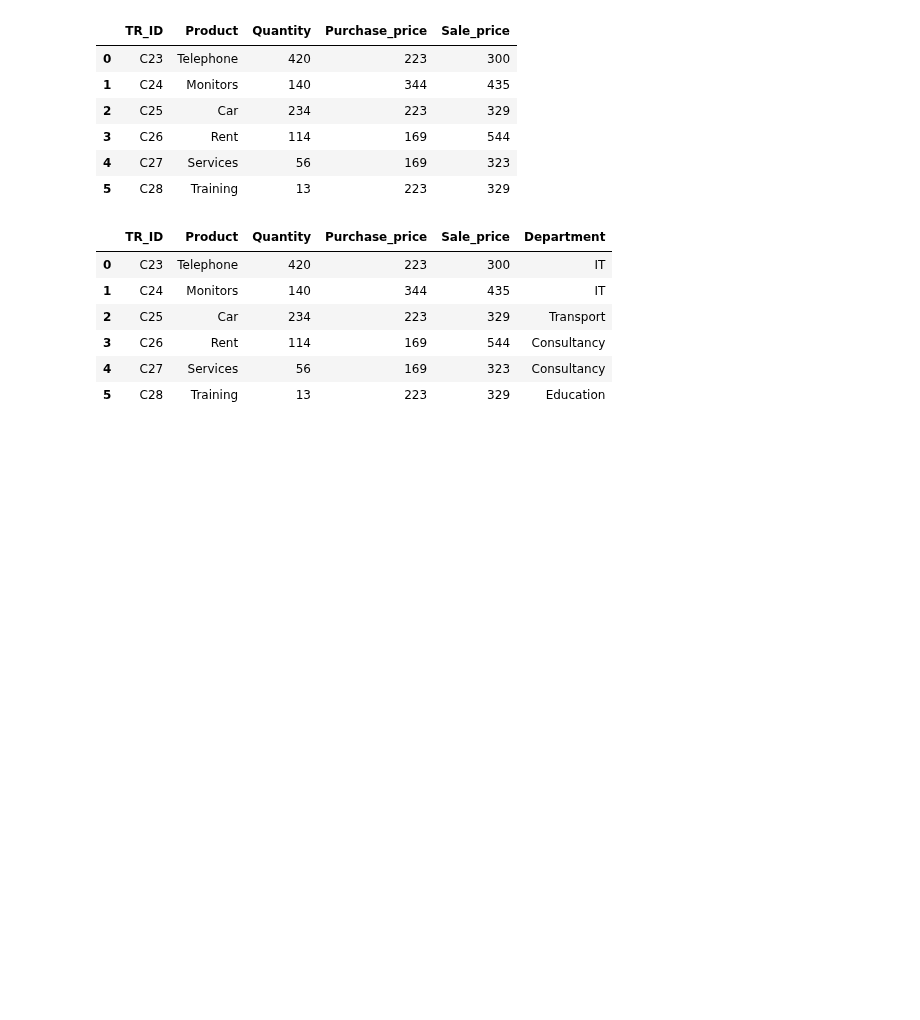
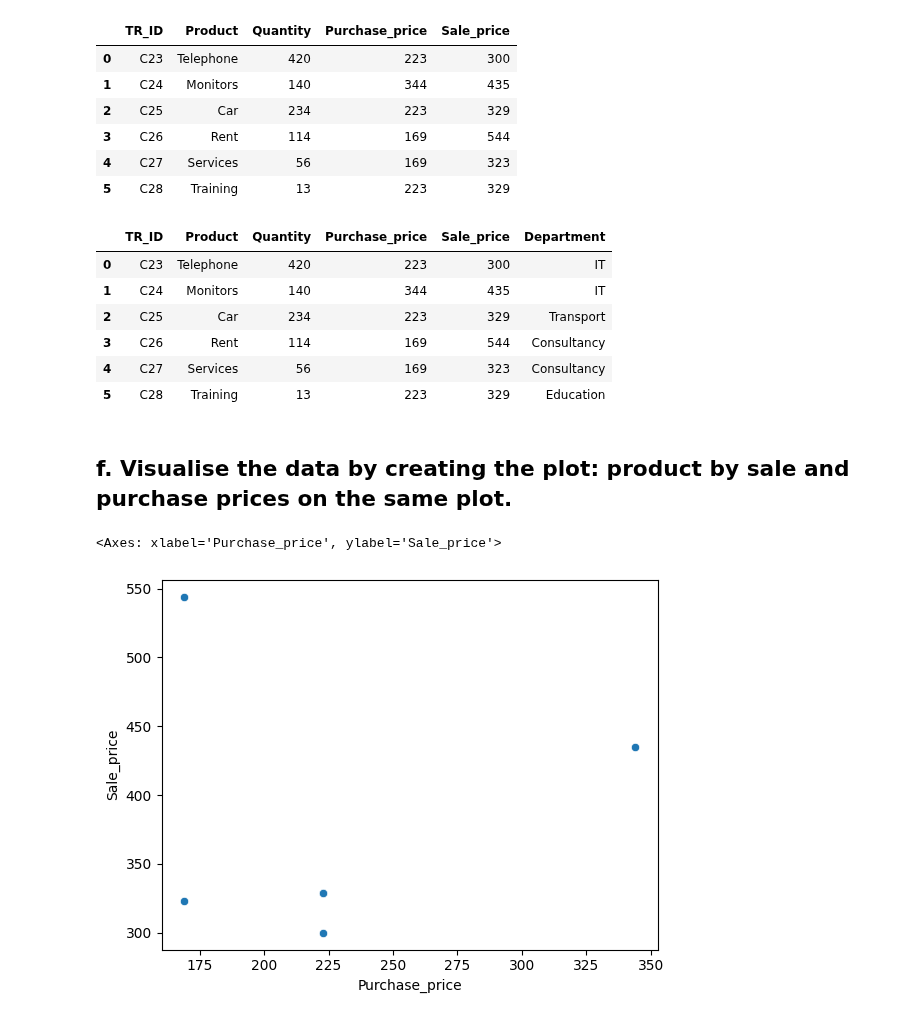
Before and after one commit to Ri-Dearg/data-analytics-dbs, a Jupyter notebook: programming/ca2/ca2_prog.ipynb, the cells around one changed output. Saved outputs shown, nothing was run; the diff lists cells and outputs as text; code cells hidden in the pictures; blank space fills up the shorter version.

Commit message:
feat(progCA2): add scatterplot

```diff
--- a/programming/ca2/ca2_prog.ipynb
+++ b/programming/ca2/ca2_prog.ipynb
@@ -277,3 +278,10 @@ dbase6
 | 3 | C26 | Rent | 114 | 169 | 544 | Consultancy |
 | 4 | C27 | Services | 56 | 169 | 323 | Consultancy |
 | 5 | C28 | Training | 13 | 223 | 329 | Education |
+# %% [markdown]
+## f. Visualise the data by creating the plot: product by sale and purchase prices on the same plot.
+# %%
+sns.scatterplot(data=dbase6, x='Purchase_price', y='Sale_price')
+# %% [output]
+<Axes: xlabel='Purchase_price', ylabel='Sale_price'>
+[figure, added]
```
Also changed, not shown: parts of 2 cells of this notebook.
